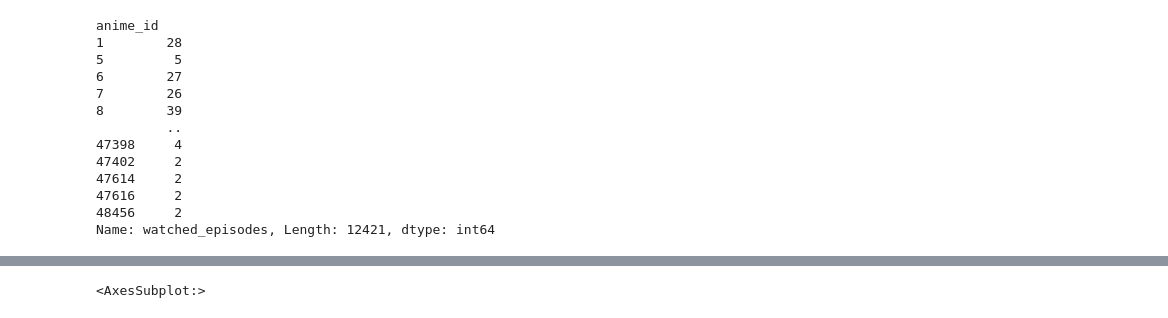
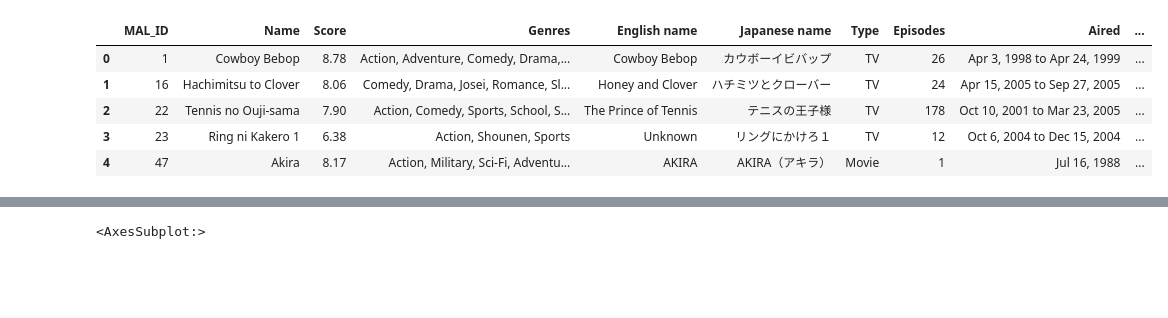
Before and after one commit to TakoiHirokazu/dss2, a Jupyter notebook: notebook/EDA.ipynb, the cells around one changed output, grey strips where cells are left out. Drawn from its saved outputs; the diff is of its cells as text; code cells hidden in the pictures; blank space fills up the shorter version.

```diff
--- a/notebook/EDA.ipynb
+++ b/notebook/EDA.ipynb
@@ -13,22 +13,15 @@ USER_PATH = "../input/user_x_anime.csv"
 train = pd.read_csv(TRAIN_PATH)
 test = pd.read_csv(TEST_PATH)
 user = pd.read_csv(USER_PATH)
-# %%
-user.groupby(by="anime_id")["watched_episodes"].nunique()
-# %% [output]
-anime_id
-1        28
-5         5
-6        27
-7        26
-8        39
-         ..
-47398     4
-47402     2
-47614     2
-47616     2
-48456     2
-Name: watched_episodes, Length: 12421, dtype: int64
+# %%
+train.head()
+# %% [output]
+|  | MAL_ID | Name | Score | Genres | English name | Japanese name | Type | Episodes | Aired | ... |
+| 0 | 1 | Cowboy Bebop | 8.78 | Action, Adventure, Comedy, Drama,... | Cowboy Bebop | カウボーイビバップ | TV | 26 | Apr 3, 1998 to Apr 24, 1999 | ... |
+| 1 | 16 | Hachimitsu to Clover | 8.06 | Comedy, Drama, Josei, Romance, Sl... | Honey and Clover | ハチミツとクローバー | TV | 24 | Apr 15, 2005 to Sep 27, 2005 | ... |
+| 2 | 22 | Tennis no Ouji-sama | 7.90 | Action, Comedy, Sports, School, S... | The Prince of Tennis | テニスの王子様 | TV | 178 | Oct 10, 2001 to Mar 23, 2005 | ... |
+| 3 | 23 | Ring ni Kakero 1 | 6.38 | Action, Shounen, Sports | Unknown | リングにかけろ１ | TV | 12 | Oct 6, 2004 to Dec 15, 2004 | ... |
+| 4 | 47 | Akira | 8.17 | Action, Military, Sci-Fi, Adventu... | AKIRA | AKIRA（アキラ） | Movie | 1 | Jul 16, 1988 | ... |
 # %%
 test.head()
 # %% [output]
```
Also changed, not shown: parts of 6 cells of this notebook.
